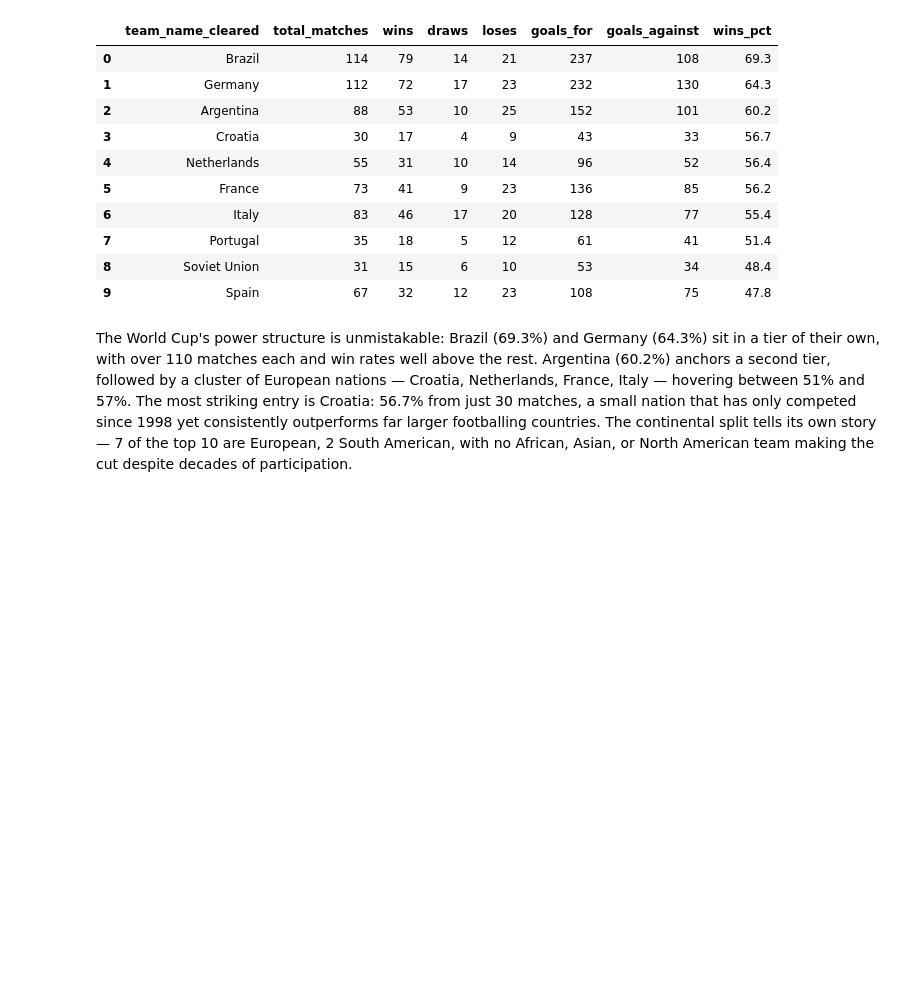
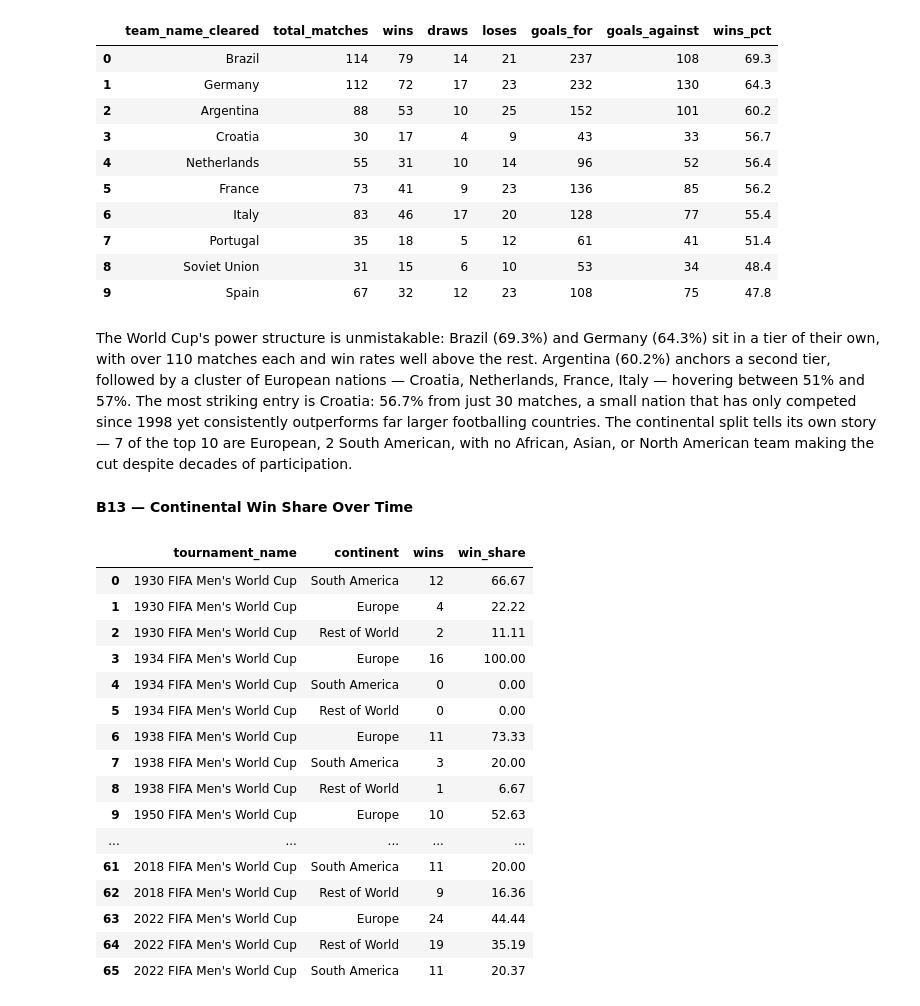
Before and after one commit to Nade94/data-analytics-portfolio-projects, a Jupyter notebook: world-cup-analysis/notebooks/worldcup_analysis.ipynb, the cells around one changed output. Saved outputs shown, nothing was run; the diff lists cells and outputs as text; code cells hidden in the pictures; blank space fills up the shorter version.

Commit message:
Chapter 4 complete: B13 continental win share, B14 2026 projections

```diff
--- a/world-cup-analysis/notebooks/worldcup_analysis.ipynb
+++ b/world-cup-analysis/notebooks/worldcup_analysis.ipynb
@@ -618,3 +618,48 @@ top_teams
 | 9 | Spain | 67 | 32 | 12 | 23 | 108 | 75 | 47.8 |
 # %% [markdown]
 The World Cup's power structure is unmistakable: Brazil (69.3%) and Germany (64.3%) sit in a tier of their own, with over 110 matches each and win rates well above the rest. Argentina (60.2%) anchors a second tier, followed by a cluster of European nations — Croatia, Netherlands, France, Italy — hovering between 51% and 57%. The most striking entry is Croatia: 56.7% from just 30 matches, a small nation that has only competed since 1998 yet consistently outperforms far larger footballing countries. The continental split tells its own story — 7 of the top 10 are European, 2 South American, with no African, Asian, or North American team making the cut despite decades of participation.
+# %% [markdown]
+**B13 — Continental Win Share Over Time**
+# %%
+pd.set_option('display.max_rows', None)
+# %%
+continental_share = pd.read_sql("""
+                                    SELECT tournament_name,
+                                    CASE
+                                        WHEN team_name IN ('Brazil','Argentina','Uruguay','Colombia','Chile','Paraguay','Peru','Ecuador','Bolivia') THEN 'South America'
+                                        WHEN team_name IN ('Germany','France','Italy','Spain','England','Netherlands','Portugal','Belgium','Croatia','Sweden','Switzerland','Poland','Denmark','Austria','Czech Republic','Hungary','Romania','Russia','Scotland','Serbia','Turkey','Ukraine','Wales','Norway','Greece','Republic of Ireland','Northern Ireland','Bulgaria','Yugoslavia','Soviet Union','Czechoslovakia','West Germany','East Germany','Slovenia','Slovakia','Bosnia and Herzegovina','Iceland','Albania','Finland') THEN 'Europe'
+                                        ELSE 'Rest of World'
+                                    END AS continent,
+                                    SUM(win) AS wins,
+                                    ROUND((SUM(win) * 100.0 / total_wins), 2) AS win_share
+                                    FROM team_appearances
+                                    JOIN (
+                                            SELECT tournament_name, SUM(win) AS total_wins
+                                            FROM team_appearances
+                                            WHERE tournament_name LIKE '%FIFA Men''s World Cup'
+                                            GROUP BY tournament_name
+                                            ) AS totals
+                                    USING(tournament_name)
+                                    WHERE tournament_name LIKE '%FIFA Men''s World Cup'
+                                    GROUP BY tournament_name, continent
+                                    ORDER BY tournament_name, win_share DESC
+                                    """, conn)
+continental_share
+# %% [output]
+|  | tournament_name | continent | wins | win_share |
+| 0 | 1930 FIFA Men's World Cup | South America | 12 | 66.67 |
+| 1 | 1930 FIFA Men's World Cup | Europe | 4 | 22.22 |
+| 2 | 1930 FIFA Men's World Cup | Rest of World | 2 | 11.11 |
+| 3 | 1934 FIFA Men's World Cup | Europe | 16 | 100.00 |
+| 4 | 1934 FIFA Men's World Cup | South America | 0 | 0.00 |
+| 5 | 1934 FIFA Men's World Cup | Rest of World | 0 | 0.00 |
+| 6 | 1938 FIFA Men's World Cup | Europe | 11 | 73.33 |
+| 7 | 1938 FIFA Men's World Cup | South America | 3 | 20.00 |
+| 8 | 1938 FIFA Men's World Cup | Rest of World | 1 | 6.67 |
+| 9 | 1950 FIFA Men's World Cup | Europe | 10 | 52.63 |
+| ... | ... | ... | ... | ... |
+| 61 | 2018 FIFA Men's World Cup | South America | 11 | 20.00 |
+| 62 | 2018 FIFA Men's World Cup | Rest of World | 9 | 16.36 |
+| 63 | 2022 FIFA Men's World Cup | Europe | 24 | 44.44 |
+| 64 | 2022 FIFA Men's World Cup | Rest of World | 19 | 35.19 |
+| 65 | 2022 FIFA Men's World Cup | South America | 11 | 20.37 |
```
Also changed, not shown: parts of 9 cells of this notebook.
